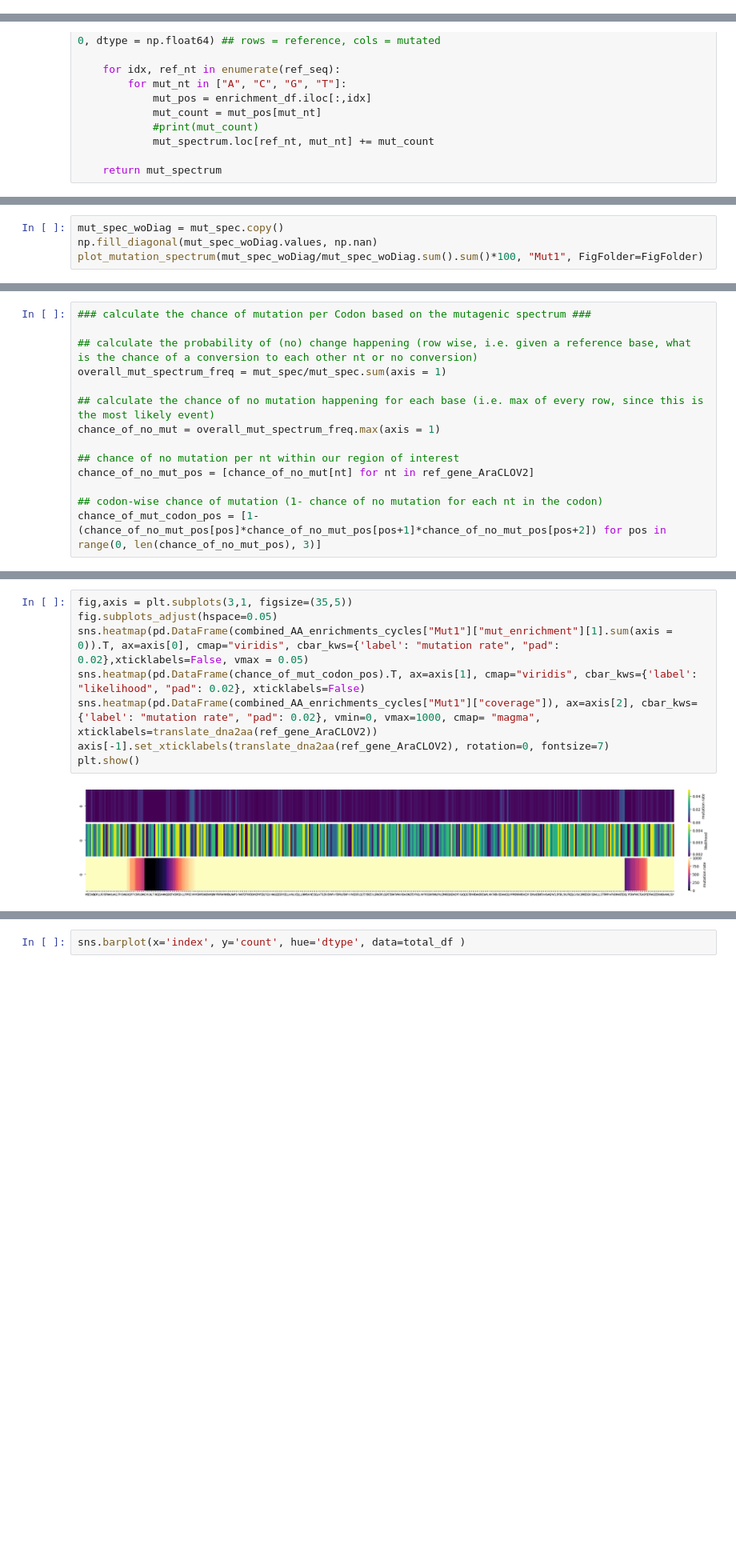
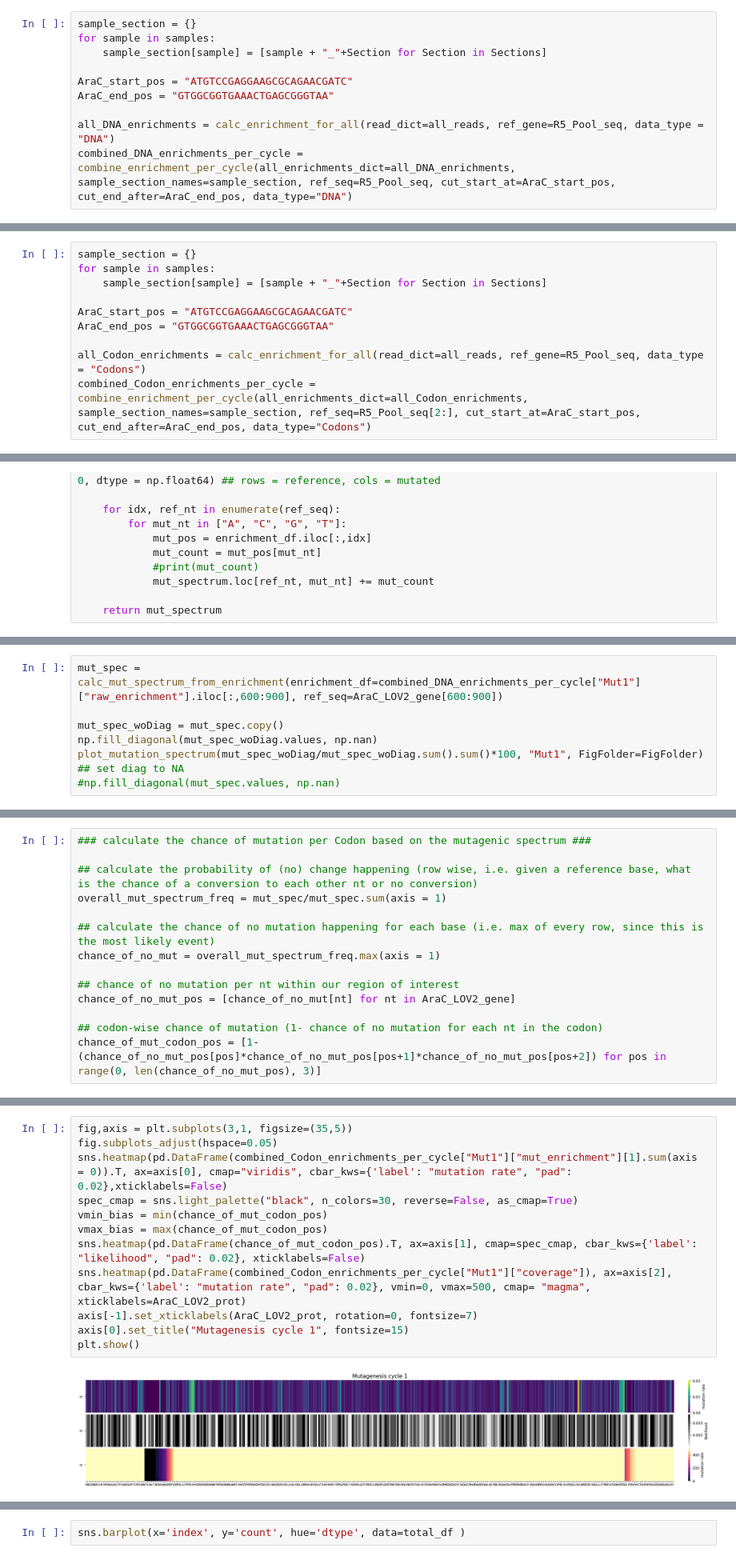
Before and after one commit to AliceHovsepyan/pogo_pance_draft, a Jupyter notebook: DMS_analysis_combine_all_datasets.ipynb, the cells around one changed output, grey strips where cells are left out. Shown at 80% size. Saved outputs shown, nothing was run; the diff lists cells and outputs as text; blank space fills up the shorter version.

Commit message:
calc bias vs mut rate based on codon changes

```diff
--- a/DMS_analysis_combine_all_datasets.ipynb
+++ b/DMS_analysis_combine_all_datasets.ipynb
@@ -408,0 +451,10 @@ for sample,sample_sec_names in sample_section.items():
+# %%
+sample_section = {}
+for sample in samples:
+    sample_section[sample] = [sample + "_"+Section for Section in Sections]
+
+AraC_start_pos = "ATGTCCGAGGAAGCGCAGAACGATC"
+AraC_end_pos = "GTGGCGGTGAAACTGAGCGGGTAA"
+
+all_DNA_enrichments = calc_enrichment_for_all(read_dict=all_reads, ref_gene=R5_Pool_seq, data_type = "DNA")
+combined_DNA_enrichments_per_cycle = combine_enrichment_per_cycle(all_enrichments_dict=all_DNA_enrichments, sample_section_names=sample_section, ref_seq=R5_Pool_seq, cut_start_at=AraC_start_pos, cut_end_after=AraC_end_pos, data_type="DNA")
@@ -408,0 +464,10 @@ for sample,sample_sec_names in sample_section.items():
+# %%
+sample_section = {}
+for sample in samples:
+    sample_section[sample] = [sample + "_"+Section for Section in Sections]
+
+AraC_start_pos = "ATGTCCGAGGAAGCGCAGAACGATC"
+AraC_end_pos = "GTGGCGGTGAAACTGAGCGGGTAA"
+
+all_Codon_enrichments = calc_enrichment_for_all(read_dict=all_reads, ref_gene=R5_Pool_seq, data_type = "Codons")
+combined_Codon_enrichments_per_cycle = combine_enrichment_per_cycle(all_enrichments_dict=all_Codon_enrichments, sample_section_names=sample_section, ref_seq=R5_Pool_seq[2:], cut_start_at=AraC_start_pos, cut_end_after=AraC_end_pos, data_type="Codons")
@@ -739,5 +732,9 @@ mut_spec = calc_mut_spectrum_from_enrichment(enrichment_df=combined_DNA_enrichme
 # %%
+mut_spec = calc_mut_spectrum_from_enrichment(enrichment_df=combined_DNA_enrichments_per_cycle["Mut1"]["raw_enrichment"].iloc[:,600:900], ref_seq=AraC_LOV2_gene[600:900])
+
 mut_spec_woDiag = mut_spec.copy()
 np.fill_diagonal(mut_spec_woDiag.values, np.nan)
 plot_mutation_spectrum(mut_spec_woDiag/mut_spec_woDiag.sum().sum()*100, "Mut1", FigFolder=FigFolder)
+## set diag to NA
+#np.fill_diagonal(mut_spec.values, np.nan)
 # %% [output]
@@ -753,7 +750,7 @@ overall_mut_spectrum_freq = mut_spec/mut_spec.sum(axis = 1)
 chance_of_no_mut = overall_mut_spectrum_freq.max(axis = 1)
 
 ## chance of no mutation per nt within our region of interest
-chance_of_no_mut_pos = [chance_of_no_mut[nt] for nt in ref_gene_AraCLOV2]
+chance_of_no_mut_pos = [chance_of_no_mut[nt] for nt in AraC_LOV2_gene]
 
 ## codon-wise chance of mutation (1- chance of no mutation for each nt in the codon)
 chance_of_mut_codon_pos = [1-(chance_of_no_mut_pos[pos]*chance_of_no_mut_pos[pos+1]*chance_of_no_mut_pos[pos+2]) for pos in range(0, len(chance_of_no_mut_pos), 3)]
@@ -768,11 +765,15 @@ overall_mut_spectrum_freq
 # %%
 fig,axis = plt.subplots(3,1, figsize=(35,5))
 fig.subplots_adjust(hspace=0.05)
-sns.heatmap(pd.DataFrame(combined_AA_enrichments_cycles["Mut1"]["mut_enrichment"][1].sum(axis = 0)).T, ax=axis[0], cmap="viridis", cbar_kws={'label': "mutation rate", "pad": 0.02},xticklabels=False, vmax = 0.05)
-sns.heatmap(pd.DataFrame(chance_of_mut_codon_pos).T, ax=axis[1], cmap="viridis", cbar_kws={'label': "likelihood", "pad": 0.02}, xticklabels=False)
-sns.heatmap(pd.DataFrame(combined_AA_enrichments_cycles["Mut1"]["coverage"]), ax=axis[2], cbar_kws={'label': "mutation rate", "pad": 0.02}, vmin=0, vmax=1000, cmap= "magma", xticklabels=translate_dna2aa(ref_gene_AraCLOV2))
-axis[-1].set_xticklabels(translate_dna2aa(ref_gene_AraCLOV2), rotation=0, fontsize=7)
+sns.heatmap(pd.DataFrame(combined_Codon_enrichments_per_cycle["Mut1"]["mut_enrichment"][1].sum(axis = 0)).T, ax=axis[0], cmap="viridis", cbar_kws={'label': "mutation rate", "pad": 0.02},xticklabels=False)
+spec_cmap = sns.light_palette("black", n_colors=30, reverse=False, as_cmap=True)
+vmin_bias = min(chance_of_mut_codon_pos)
+vmax_bias = max(chance_of_mut_codon_pos)
+sns.heatmap(pd.DataFrame(chance_of_mut_codon_pos).T, ax=axis[1], cmap=spec_cmap, cbar_kws={'label': "likelihood", "pad": 0.02}, xticklabels=False)
+sns.heatmap(pd.DataFrame(combined_Codon_enrichments_per_cycle["Mut1"]["coverage"]), ax=axis[2], cbar_kws={'label': "mutation rate", "pad": 0.02}, vmin=0, vmax=500, cmap= "magma", xticklabels=AraC_LOV2_prot)
+axis[-1].set_xticklabels(AraC_LOV2_prot, rotation=0, fontsize=7)
+axis[0].set_title("Mutagenesis cycle 1", fontsize=15)
 plt.show()
 # %% [output]
-[figure, old version]
+[figure, new version]
 # %%
```
Also changed, not shown: parts of 22 cells of this notebook.
